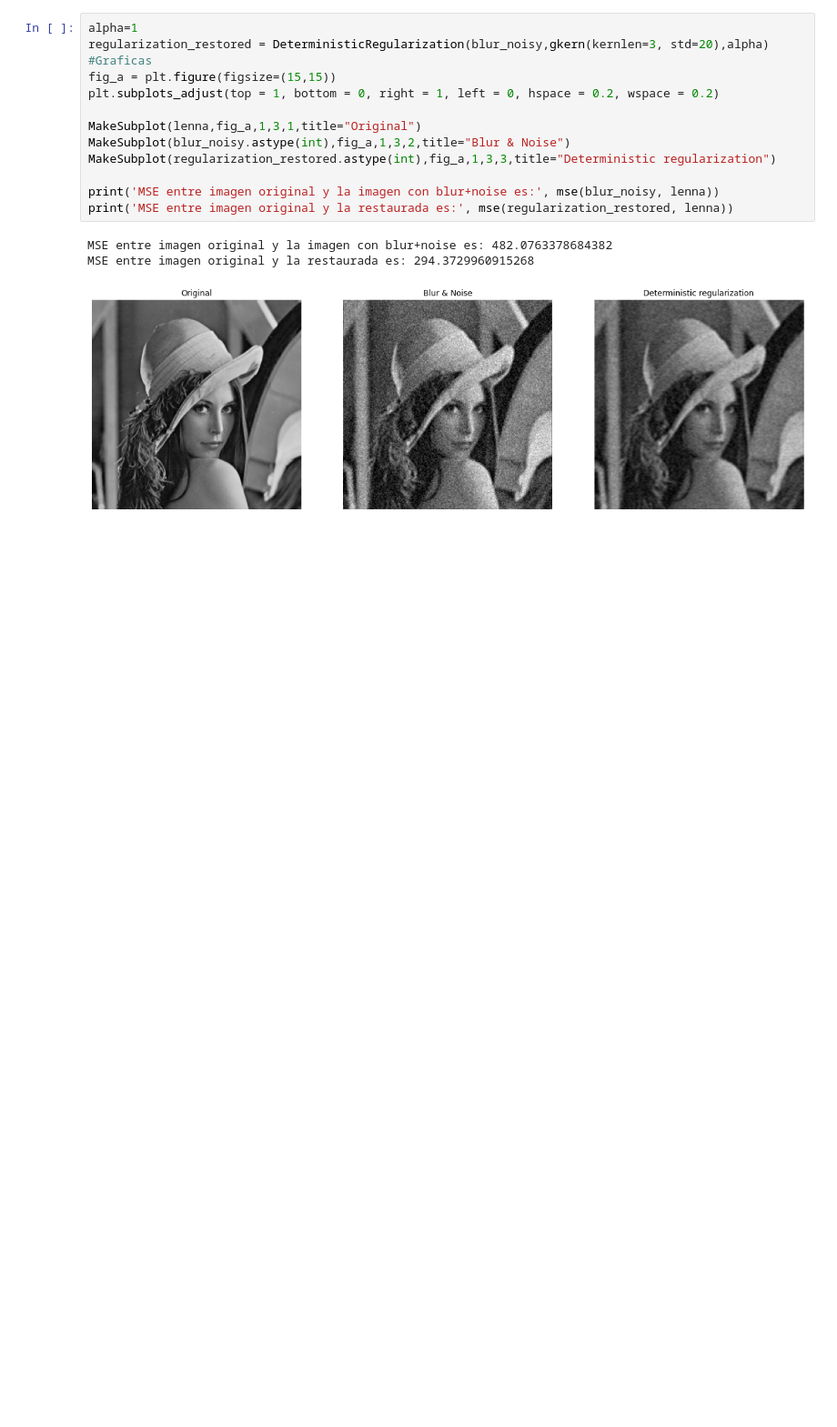
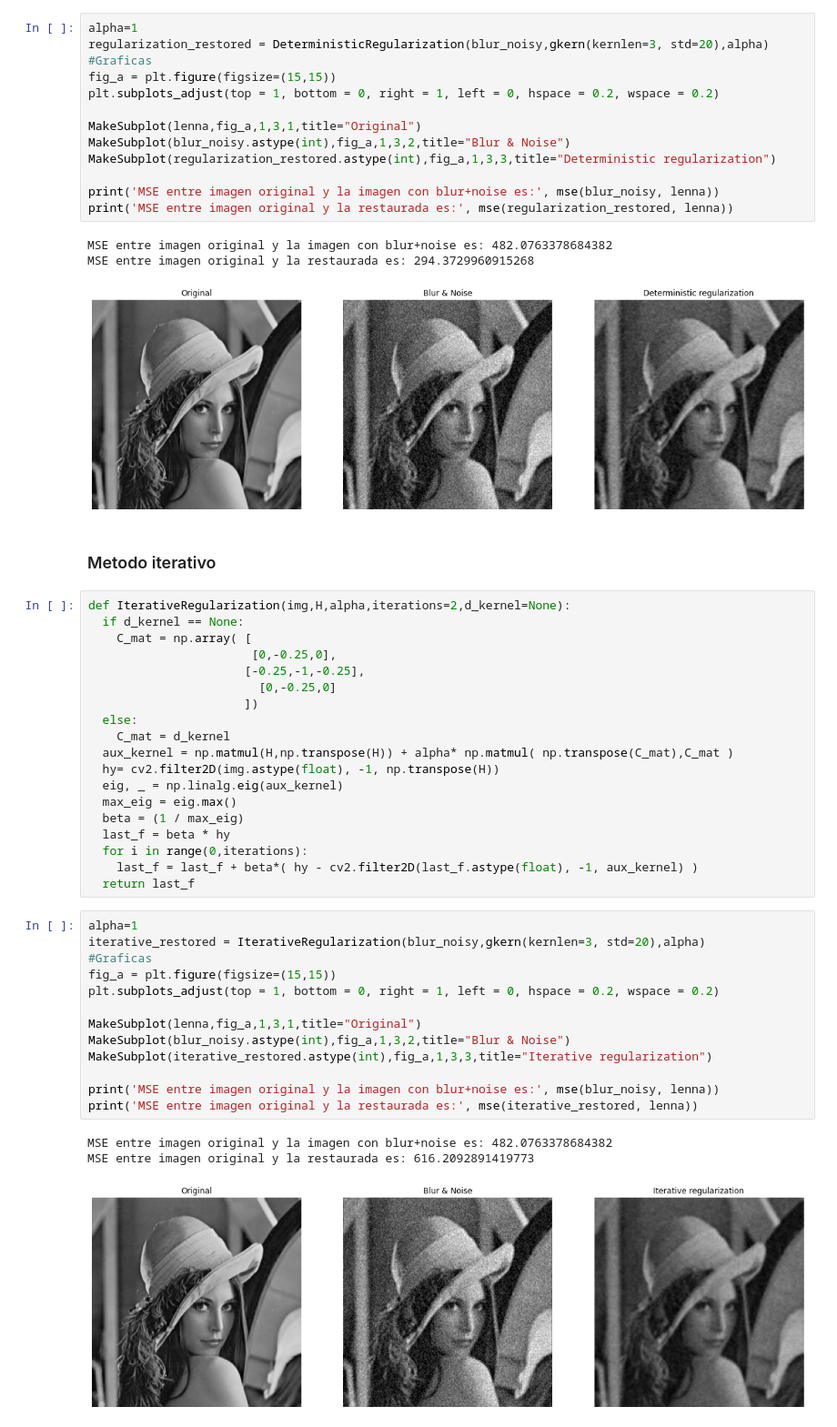
Before and after one commit to LuFernandez/imagaynes, a Jupyter notebook: Restauracion_imgs/restore.ipynb, the cells around one changed output. Shown at 91% size. Cells and saved outputs as stored; diff of their text form; blank space fills up the shorter version.

```diff
--- a/Restauracion_imgs/restore.ipynb
+++ b/Restauracion_imgs/restore.ipynb
@@ -274,3 +274,41 @@ print('MSE entre imagen original y la restaurada es:', mse(regularization_restor
 MSE entre imagen original y la imagen con blur+noise es: 482.0763378684382
 MSE entre imagen original y la restaurada es: 294.3729960915268
 [figure]
+# %% [markdown]
+### Metodo iterativo
+# %%
+def IterativeRegularization(img,H,alpha,iterations=2,d_kernel=None):
+  if d_kernel == None:
+    C_mat = np.array( [
+                       [0,-0.25,0],
+                      [-0.25,-1,-0.25],
+                        [0,-0.25,0]
+                      ])
+  else:
+    C_mat = d_kernel
+  aux_kernel = np.matmul(H,np.transpose(H)) + alpha* np.matmul( np.transpose(C_mat),C_mat )
+  hy= cv2.filter2D(img.astype(float), -1, np.transpose(H))
+  eig, _ = np.linalg.eig(aux_kernel)
+  max_eig = eig.max()
+  beta = (1 / max_eig)
+  last_f = beta * hy
+  for i in range(0,iterations):
+    last_f = last_f + beta*( hy - cv2.filter2D(last_f.astype(float), -1, aux_kernel) )
+  return last_f
+# %%
+alpha=1
+iterative_restored = IterativeRegularization(blur_noisy,gkern(kernlen=3, std=20),alpha)
+#Graficas
+fig_a = plt.figure(figsize=(15,15))
+plt.subplots_adjust(top = 1, bottom = 0, right = 1, left = 0, hspace = 0.2, wspace = 0.2)
+
+MakeSubplot(lenna,fig_a,1,3,1,title="Original")
+MakeSubplot(blur_noisy.astype(int),fig_a,1,3,2,title="Blur & Noise")
+MakeSubplot(iterative_restored.astype(int),fig_a,1,3,3,title="Iterative regularization")
+
+print('MSE entre imagen original y la imagen con blur+noise es:', mse(blur_noisy, lenna))
+print('MSE entre imagen original y la restaurada es:', mse(iterative_restored, lenna))
+# %% [output]
+MSE entre imagen original y la imagen con blur+noise es: 482.0763378684382
+MSE entre imagen original y la restaurada es: 616.2092891419773
+[figure, added]
```
